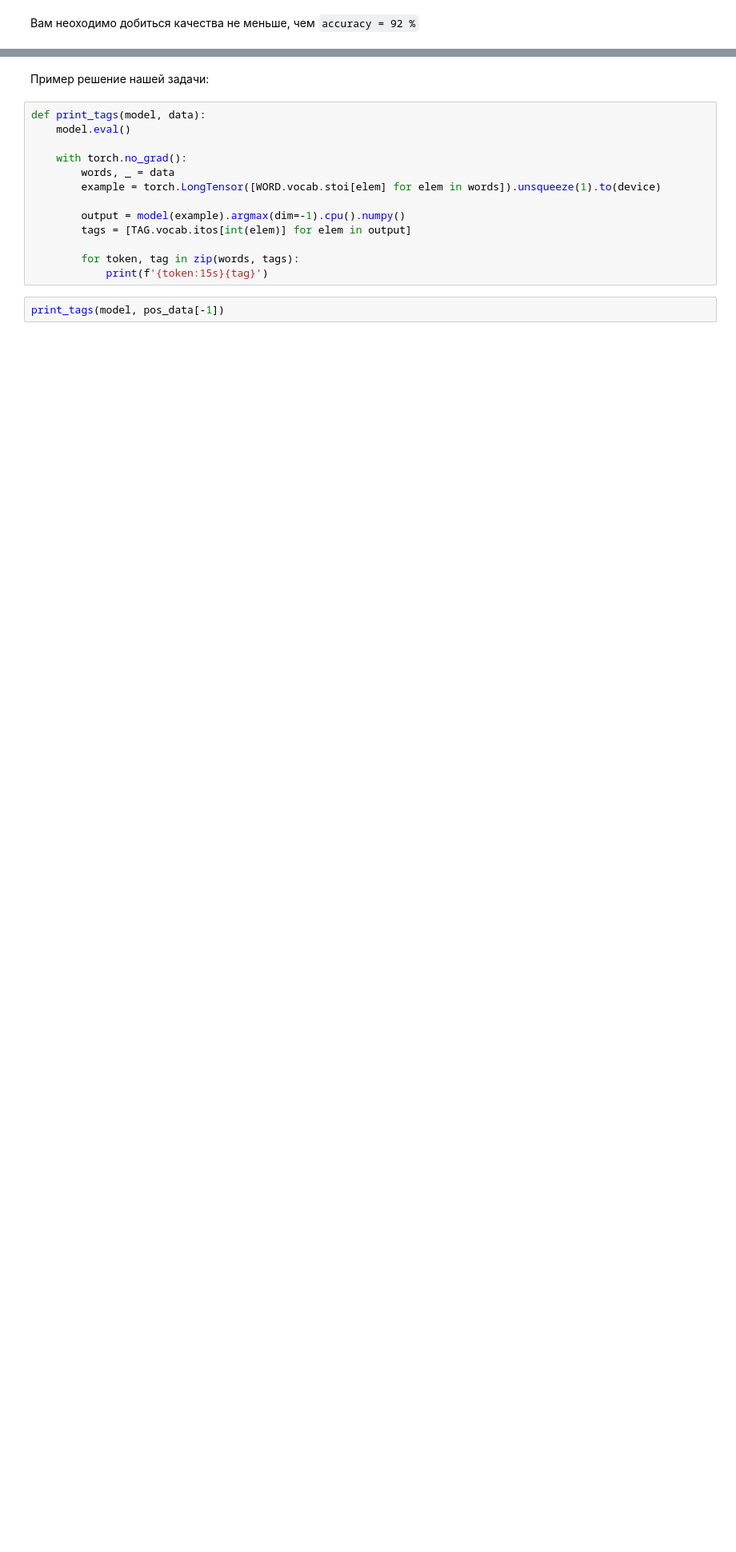
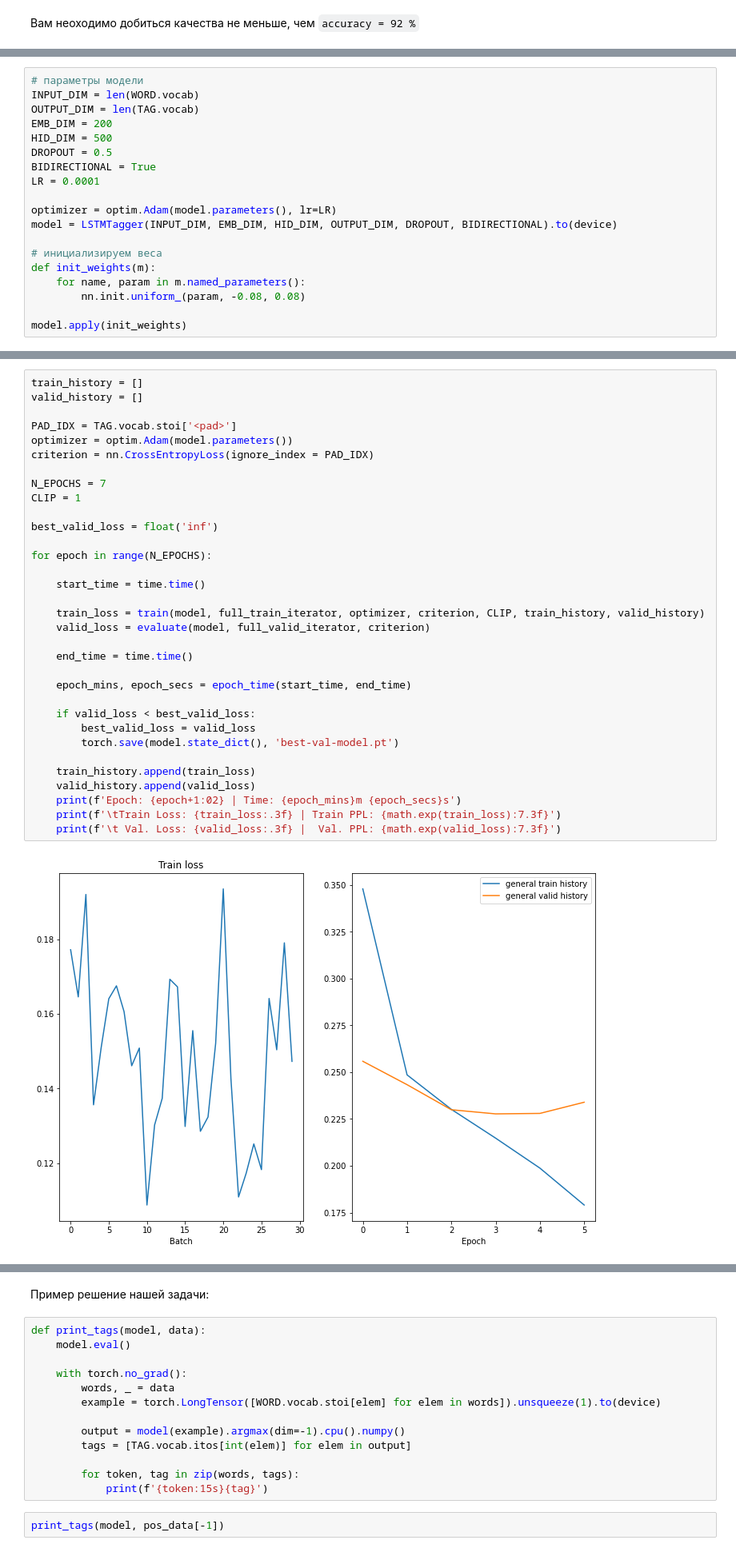
Before and after one commit to ahtyamovdanil/DLS_NLP, a Jupyter notebook: [homework]language_model.ipynb, the cells around one changed output, grey strips where cells are left out. Shown: that part at 80% size. Drawn from its saved outputs; the diff is of its cells as text; blank space fills up the shorter version.

```diff
--- a/[homework]language_model.ipynb
+++ b/[homework]language_model.ipynb
@@ -880,0 +926,19 @@ print("Accuracy:", accuracy_model(model, test_iterator), '%')
+# %%
+# параметры модели
+INPUT_DIM = len(WORD.vocab)
+OUTPUT_DIM = len(TAG.vocab)
+EMB_DIM = 200
+HID_DIM = 500
+DROPOUT = 0.5
+BIDIRECTIONAL = True
+LR = 0.0001
+
+optimizer = optim.Adam(model.parameters(), lr=LR)
+model = LSTMTagger(INPUT_DIM, EMB_DIM, HID_DIM, OUTPUT_DIM, DROPOUT, BIDIRECTIONAL).to(device)
+
+# инициализируем веса
+def init_weights(m):
+    for name, param in m.named_parameters():
+        nn.init.uniform_(param, -0.08, 0.08)
+
+model.apply(init_weights)
@@ -880,0 +952,35 @@ print("Accuracy:", accuracy_model(model, test_iterator), '%')
+# %%
+train_history = []
+valid_history = []
+
+PAD_IDX = TAG.vocab.stoi['<pad>']
+optimizer = optim.Adam(model.parameters())
+criterion = nn.CrossEntropyLoss(ignore_index = PAD_IDX)
+
+N_EPOCHS = 7
+CLIP = 1
+
+best_valid_loss = float('inf')
+
+for epoch in range(N_EPOCHS):
+
+    start_time = time.time()
+
+    train_loss = train(model, full_train_iterator, optimizer, criterion, CLIP, train_history, valid_history)
+    valid_loss = evaluate(model, full_valid_iterator, criterion)
+
+    end_time = time.time()
+
+    epoch_mins, epoch_secs = epoch_time(start_time, end_time)
+
+    if valid_loss < best_valid_loss:
+        best_valid_loss = valid_loss
+        torch.save(model.state_dict(), 'best-val-model.pt')
+
+    train_history.append(train_loss)
+    valid_history.append(valid_loss)
+    print(f'Epoch: {epoch+1:02} | Time: {epoch_mins}m {epoch_secs}s')
+    print(f'\tTrain Loss: {train_loss:.3f} | Train PPL: {math.exp(train_loss):7.3f}')
+    print(f'\t Val. Loss: {valid_loss:.3f} |  Val. PPL: {math.exp(valid_loss):7.3f}')
+# %% [output]
+[figure, added]
```
Also changed, not shown: parts of 38 cells of this notebook.
